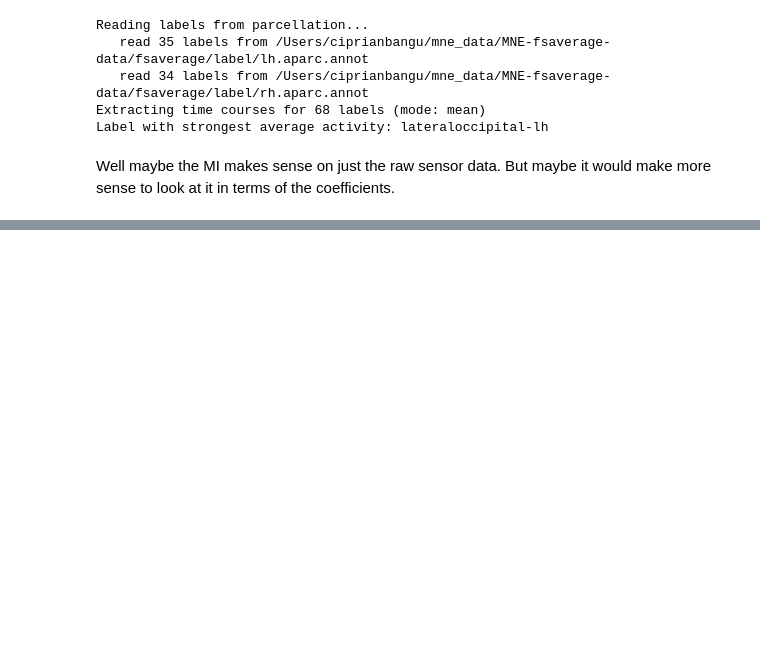
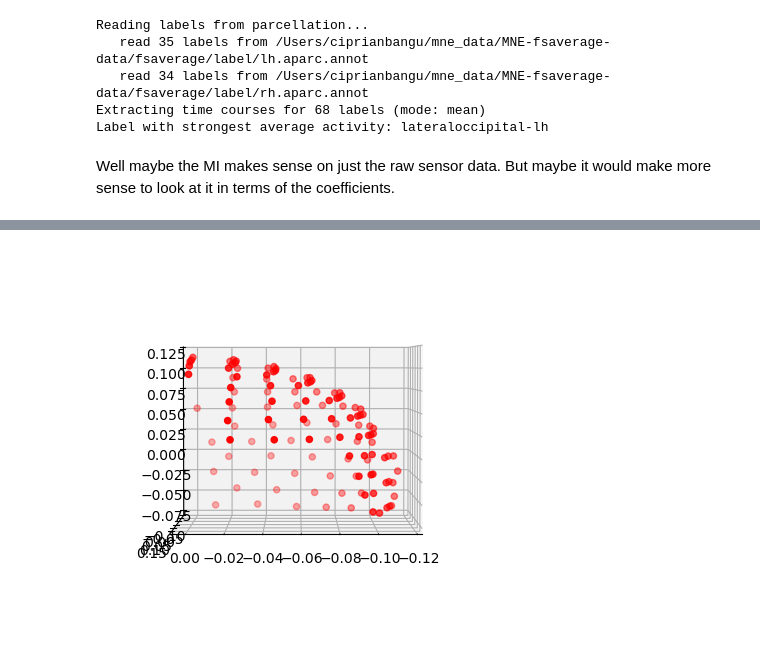
Before and after one commit to CEBangu/MEG-Decoding, a Jupyter notebook: channel_selection.ipynb, the cells around one changed output, grey strips where cells are left out. Saved outputs shown, nothing was run; the diff lists cells and outputs as text; code cells hidden in the pictures; blank space fills up the shorter version.

```diff
--- a/channel_selection.ipynb
+++ b/channel_selection.ipynb
@@ -400,0 +579,9 @@ Well maybe the MI makes sense on just the raw sensor data. But maybe it would ma
+# %%
+sca_x = np.where(sensor_coords[:, 0] <= 0)[0]
+# %%
+fig = plt.figure()
+ax = fig.add_subplot(111, projection='3d')
+ax.scatter(sensor_coords[sca_x, 0], sensor_coords[sca_x, 1], sensor_coords[sca_x, 2], c='r', marker='o')
+ax.view_init(elev=2, azim=90)  # Change the elevation and azimuthal angle as needed
+# %% [output]
+[figure, added]
```
Also changed, not shown: parts of 27 cells of this notebook.
